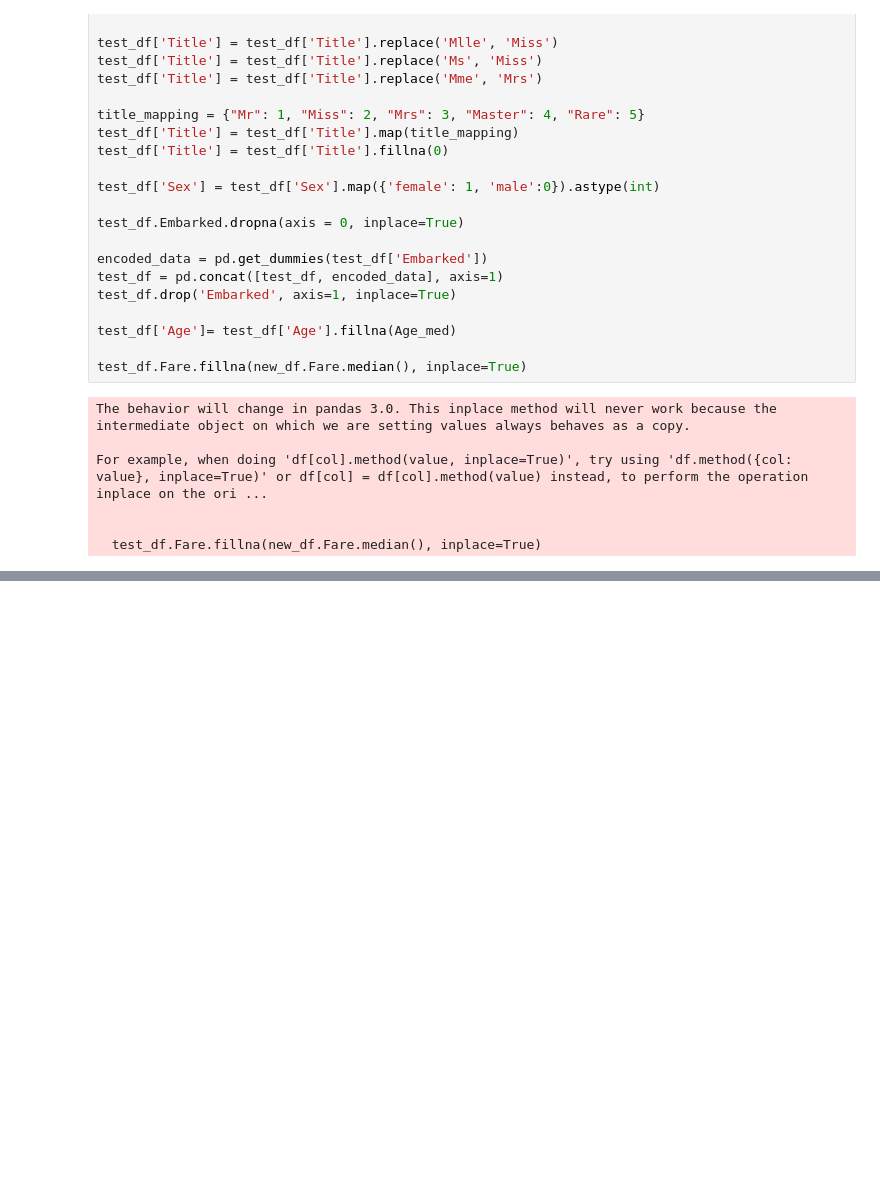
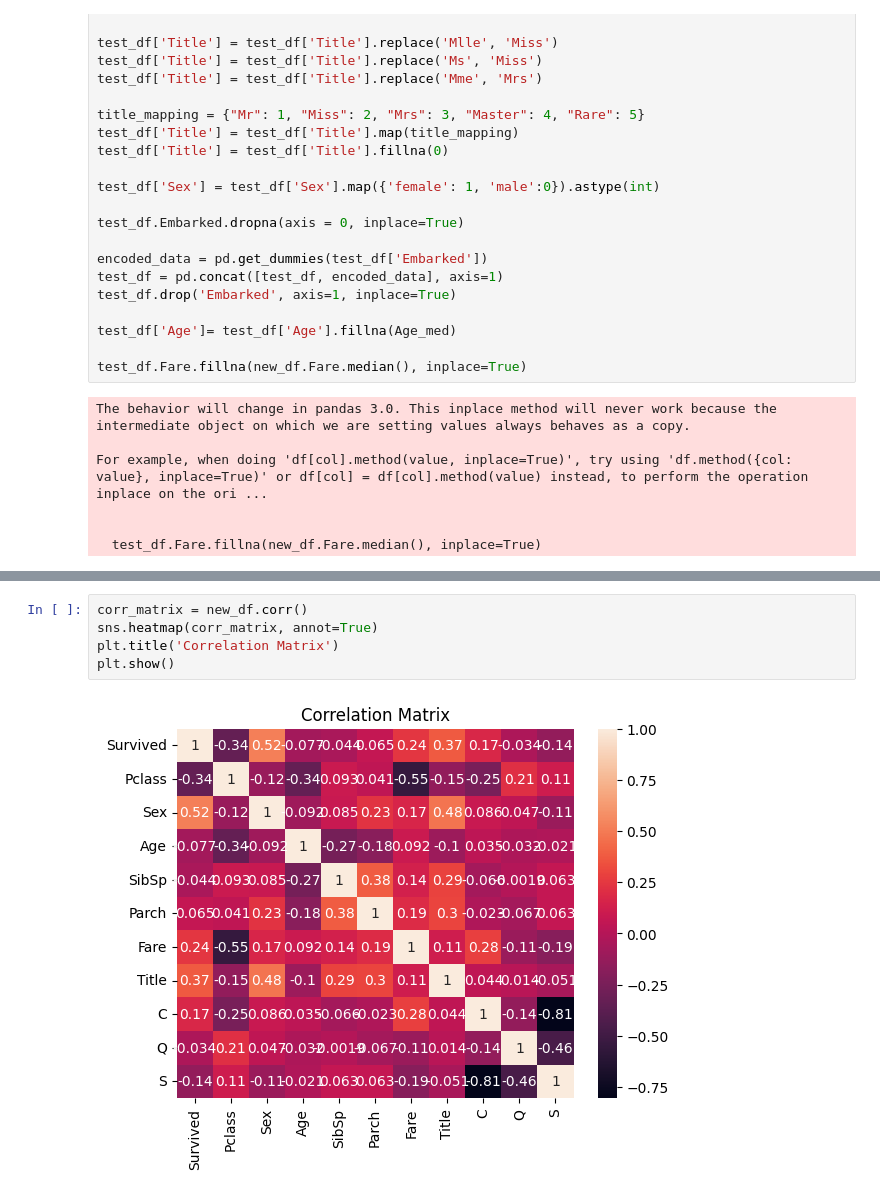
Before and after one commit to Ella425/titanic_ML_classification, a Jupyter notebook: titanic_data_analysis.ipynb, the cells around one changed output, grey strips where cells are left out. Saved outputs shown, nothing was run; the diff lists cells and outputs as text; blank space fills up the shorter version.

```diff
--- a/titanic_data_analysis.ipynb
+++ b/titanic_data_analysis.ipynb
@@ -275,2 +281,9 @@ X_train.shape, Y_train.shape, X_test.shape'''
 # %% [output]
 ((787, 10), (787,), (418, 10))
+# %%
+corr_matrix = new_df.corr()
+sns.heatmap(corr_matrix, annot=True)
+plt.title('Correlation Matrix')
+plt.show()
+# %% [output]
+[figure, added]
```
Also changed, not shown: parts of 3 cells of this notebook.
